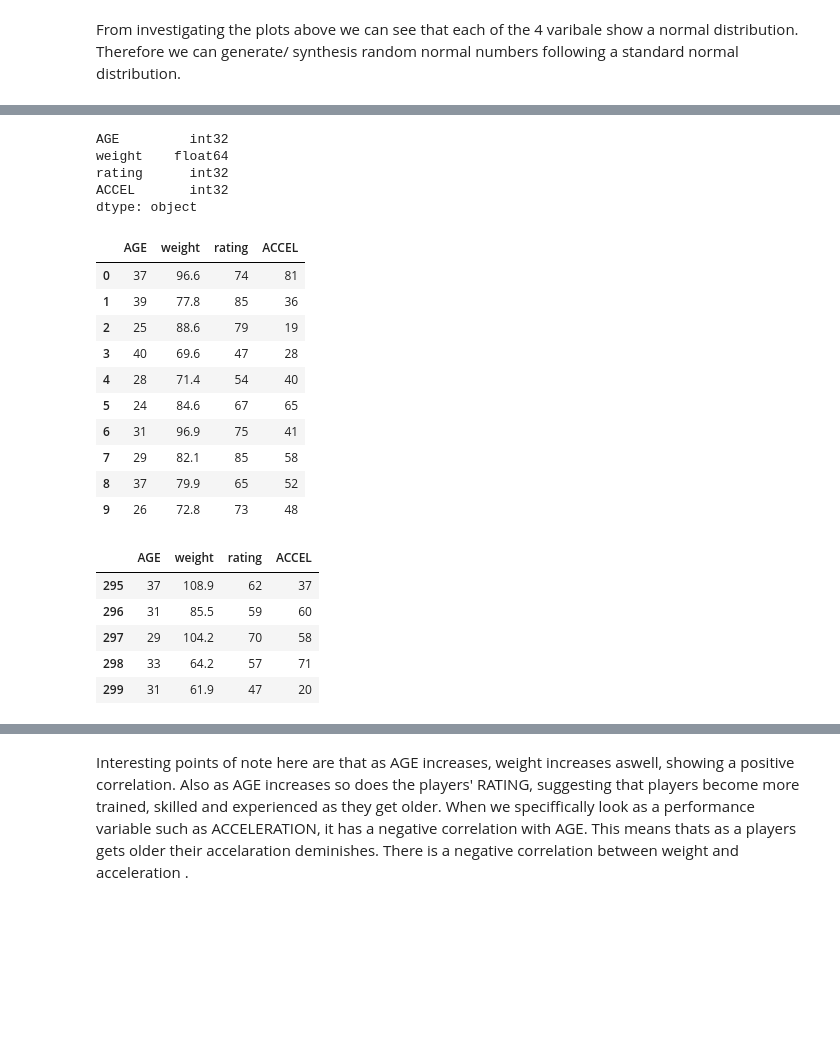
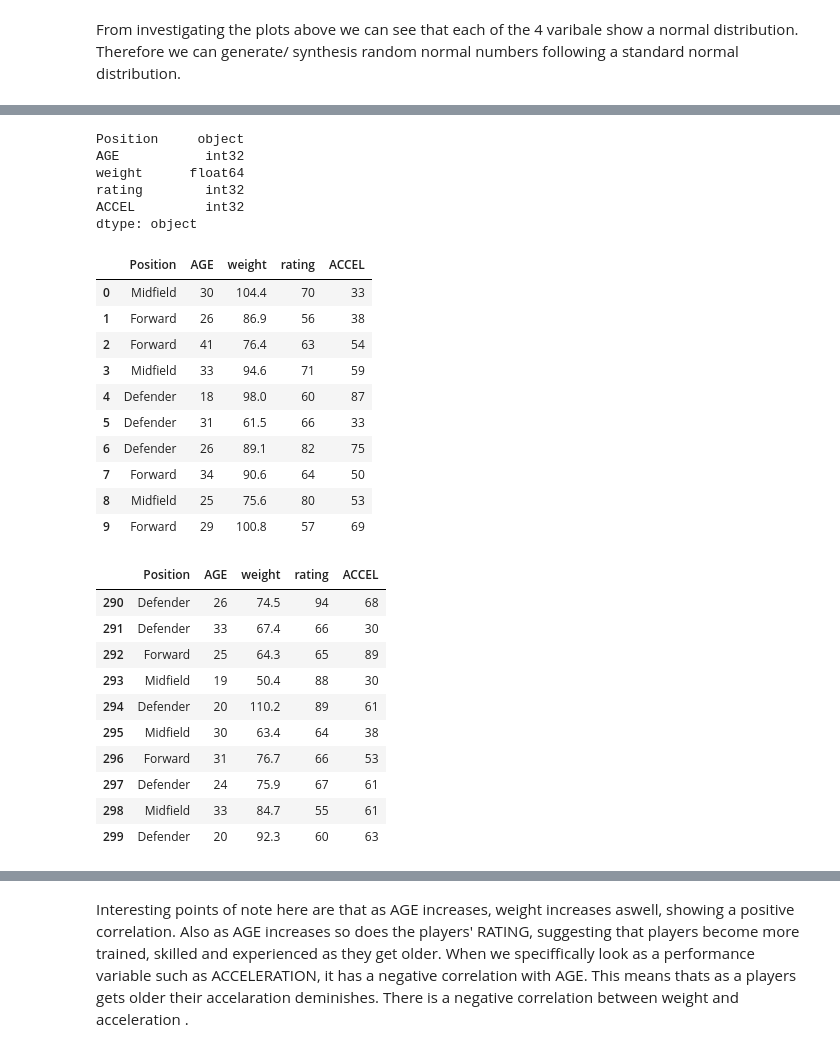
Before and after one commit to conortierney/Prog_for_DA_Assignment, a Jupyter notebook: Prog_for_DA_Assignment.ipynb, the cells around one changed output, grey strips where cells are left out. Cells and saved outputs as stored; diff of their text form; code cells hidden in the pictures; blank space fills up the shorter version.

```diff
--- a/Prog_for_DA_Assignment.ipynb
+++ b/Prog_for_DA_Assignment.ipynb
@@ -84,0 +86,21 @@ size = 300
+# %%
+# Set seed for reproducibility.
+np.random.seed(42)
+
+# Define player positions.
+position_def = ['Defender', 'Midfield', 'Forward']
+
+# Position probabilities based on origional dataset.
+# 30% Defenders, 40% Midfield & 30% Forwards.
+probabilities = [0.3, 0.4, 0.3]
+
+# Generate the random array of positions.
+Position = np.random.choice(position_def, size=300, p=probabilities)
+
+# Output the first 30.
+print("\nFirst 30 Positions:")
+print(Position[:30])
+
+# Output the Last 30.
+print("\nLast 30 Positions:")
+print(Position[-30:])
@@ -334,6 +370,7 @@ create new datframe to analyse.
 # %%
-# Create a Data Frame
-dfnew = pd.DataFrame({'AGE': AGE, 'weight': weight,'rating': rating,'ACCEL': ACCEL,})
+# Create a NEW Data Frame.
+# Elements syntesised and based off origional Dataset.
+dfnew = pd.DataFrame({'Position': Position,'AGE': AGE, 'weight': weight,'rating': rating,'ACCEL': ACCEL,})
 # %%
 # show a summary of the dataset.
 # Verify the dataset's structure and variables.
@@ -357,33 +394,39 @@ print(dfnew)
 #verify the types of data.
 dfnew.dtypes
 # %% [output]
-AGE         int32
-weight    float64
-rating      int32
-ACCEL       int32
+Position     object
+AGE           int32
+weight      float64
+rating        int32
+ACCEL         int32
 dtype: object
 # %%
 # First 10 rows
 dfnew.head(10)
 # %% [output]
-|  | AGE | weight | rating | ACCEL |
-| 0 | 37 | 96.6 | 74 | 81 |
-| 1 | 39 | 77.8 | 85 | 36 |
-| 2 | 25 | 88.6 | 79 | 19 |
-| 3 | 40 | 69.6 | 47 | 28 |
-| 4 | 28 | 71.4 | 54 | 40 |
-| 5 | 24 | 84.6 | 67 | 65 |
-| 6 | 31 | 96.9 | 75 | 41 |
-| 7 | 29 | 82.1 | 85 | 58 |
-| 8 | 37 | 79.9 | 65 | 52 |
-| 9 | 26 | 72.8 | 73 | 48 |
+|  | Position | AGE | weight | rating | ACCEL |
+| 0 | Midfield | 30 | 104.4 | 70 | 33 |
+| 1 | Forward | 26 | 86.9 | 56 | 38 |
+| 2 | Forward | 41 | 76.4 | 63 | 54 |
+| 3 | Midfield | 33 | 94.6 | 71 | 59 |
+| 4 | Defender | 18 | 98.0 | 60 | 87 |
+| 5 | Defender | 31 | 61.5 | 66 | 33 |
+| 6 | Defender | 26 | 89.1 | 82 | 75 |
+| 7 | Forward | 34 | 90.6 | 64 | 50 |
+| 8 | Midfield | 25 | 75.6 | 80 | 53 |
+| 9 | Forward | 29 | 100.8 | 57 | 69 |
 # %%
-# The last 5 rows.
-dfnew.tail()
+# The last 10 rows.
+dfnew.tail(10)
 # %% [output]
-|  | AGE | weight | rating | ACCEL |
-| 295 | 37 | 108.9 | 62 | 37 |
-| 296 | 31 | 85.5 | 59 | 60 |
-| 297 | 29 | 104.2 | 70 | 58 |
-| 298 | 33 | 64.2 | 57 | 71 |
-| 299 | 31 | 61.9 | 47 | 20 |
+|  | Position | AGE | weight | rating | ACCEL |
+| 290 | Defender | 26 | 74.5 | 94 | 68 |
+| 291 | Defender | 33 | 67.4 | 66 | 30 |
+| 292 | Forward | 25 | 64.3 | 65 | 89 |
+| 293 | Midfield | 19 | 50.4 | 88 | 30 |
+| 294 | Defender | 20 | 110.2 | 89 | 61 |
+| 295 | Midfield | 30 | 63.4 | 64 | 38 |
+| 296 | Forward | 31 | 76.7 | 66 | 53 |
+| 297 | Defender | 24 | 75.9 | 67 | 61 |
+| 298 | Midfield | 33 | 84.7 | 55 | 61 |
+| 299 | Defender | 20 | 92.3 | 60 | 63 |
```
Also changed, not shown: parts of 46 cells of this notebook.
